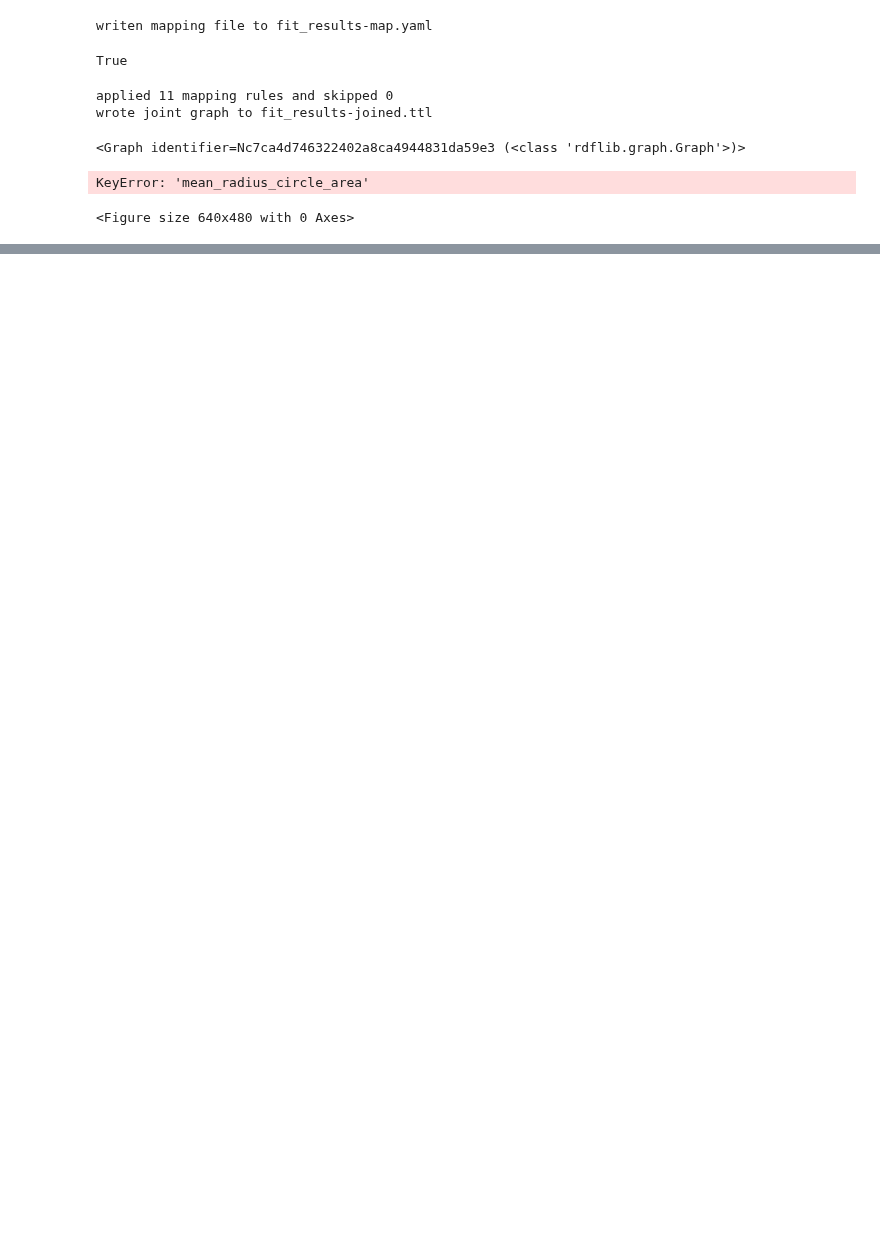
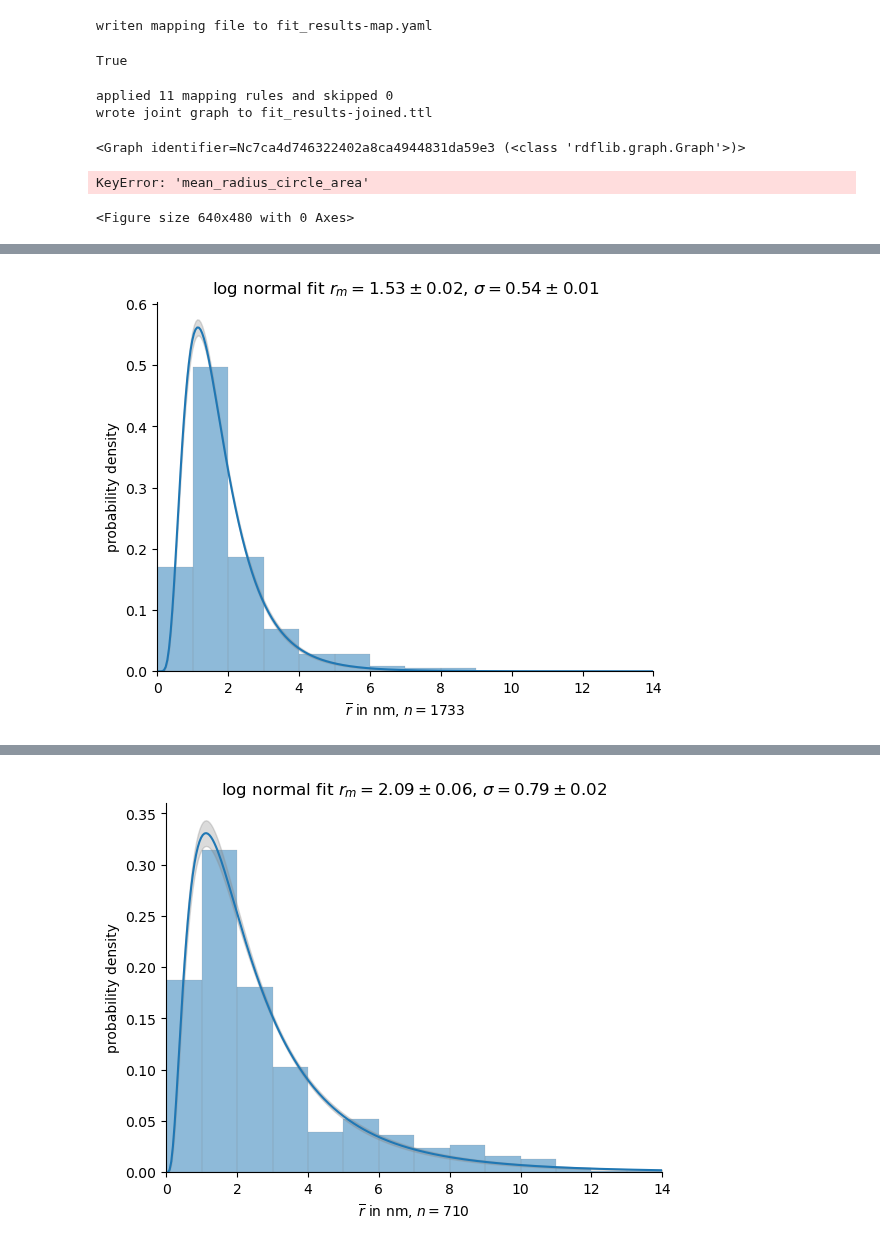
Before and after one commit to BAMresearch/DF-TEM-PAW, a Jupyter notebook: analyse_precepitates_data.ipynb, the cells around one changed output, grey strips where cells are left out. Drawn from its saved outputs; the diff is of its cells as text; code cells hidden in the pictures; blank space fills up the shorter version.

```diff
--- a/analyse_precepitates_data.ipynb
+++ b/analyse_precepitates_data.ipynb
@@ -504,31 +504,38 @@ KeyError: 'mean_radius_circle_area'
 # %%
 # reproduce original data
 datasets={
-    't61': "./original_data/RockT61.csv",
-    'T190.0°C_D250.0hr_S0MPa': "./original_data/T1900CD2500hrS0MPa.csv",
-    'T190.0°C_D1000.0hr_S0MPa': "./original_data/T1900CD10000hrS0MPa.csv",
-    'T190.0°C_D2500.0hr_S0MPa': "./original_data/T1900CD25000hrS0MPa.csv",
-    'T190.0°C_D5000.0hr_S0MPa': "./original_data/T1900CD50000hrS0MPa.csv",
-    'T190.0°C_D8760.0hr_S0MPa': "./original_data/T1900CD87600hrS0MPa.csv",
-    'T190.0°C_D1000.0hr_S0MPa': "./original_data/T1900CD250000hrS0MPa.csv"
+    'Rock_T23.0°C_D0.0hr_S0MPa': "./original_data/RockT61.csv",
+    'Rock__T190.0°C_D250.0hr_S0MPa': "./original_data/T1900CD2500hrS0MPa.csv",
+    'Rock_T190.0°C_D1000.0hr_S0MPa': "./original_data/T1900CD10000hrS0MPa.csv",
+    'Rock_T190.0°C_D2500.0hr_S0MPa': "./original_data/T1900CD25000hrS0MPa.csv",
+    'Rock_T190.0°C_D5000.0hr_S0MPa': "./original_data/T1900CD50000hrS0MPa.csv",
+    'Rock_T190.0°C_D8760.0hr_S0MPa': "./original_data/T1900CD87600hrS0MPa.csv",
+    'Rock_T190.0°C_D1000.0hr_S0MPa': "./original_data/T1900CD250000hrS0MPa.csv"
     }
-# #ignoring zero division for fit, cause it can happen while iterating
-# np.seterr(divide='ignore',invalid='ignore')
-# # create histogram and fit distrbution to found polygon areas
-# fits=list()
-# for dataset, content in poly_dict.items():
-#     dataframe=content['dataframe']
-#     print("calculating distribution of {} with {} polygons.".format(dataset, len(dataframe)))
-#     #histogram=get_histogram(dataframe['mean_radius_circle_area'],plot_result=True)
-#     histogram=get_histogram(dataframe['mean_radius_circle_area'],)
-#     #remive all special chars
-#     filename=''.join(e for e in dataset if e.isalnum())
-#     filename="images/{}.png".format(filename)
-#     xlabel=r"$\overline{r}$ in nm, $n=$"+str(len(dataframe))
-#     record={**{'dataset': dataset},**fit_log_distribution(histogram['center'],histogram['norm'],x_min=0.0, x_max=14.0, x_label=xlabel, filename=filename,save_plot=True)}
-#     #record={**{'dataset': dataset},**fit_log_distribution(histogram['center'],histogram['norm'])}
-#     record.pop('fit')
-#     fits.append({**{'dataset': dataset, "rois": " ".join(content['rois'])},**record})
-# fit_results=pd.DataFrame(fits).set_index('dataset')
-# fit_results.to_csv('fit_results.csv')
-# fit_results
+#readin data
+for dataset, file in datasets.items():
+    df=pd.read_csv(file,sep=';',encoding='utf-8',decimal=',')
+    datasets[dataset]=df
+
+#ignoring zero division for fit, cause it can happen while iterating
+np.seterr(divide='ignore',invalid='ignore')
+# create histogram and fit distrbution to found polygon areas
+fits=list()
+for dataset, dataframe in datasets.items():
+    print(dataset)
+    #dataframe.plot('Radius [nm]')
+    print("calculating distribution of {} with {} polygons.".format(dataset, len(dataframe)))
+    #histogram=get_histogram(dataframe['mean_radius_circle_area'],plot_result=True)
+    histogram=get_histogram(dataframe['Radius [nm]'])
+    #remive all special chars
+    filename=''.join(e for e in dataset if e.isalnum())
+    filename="images/{}.png".format(filename)
+    xlabel=r"$\overline{r}$ in nm, $n=$"+str(len(dataframe))
+    record={**{'dataset': dataset},**fit_log_distribution(histogram['center'],histogram['norm'],x_min=0.0, x_max=14.0, x_label=xlabel, filename=filename,save_plot=True)}
+    #record={**{'dataset': dataset},**fit_log_distribution(histogram['center'],histogram['norm'])}
+    record.pop('fit')
+    fits.append({**{'dataset': dataset},**record})
+fit_results=pd.DataFrame(fits).set_index('dataset')
+fit_results.to_csv('org_fit_results.csv')
+fit_results
+# %% [output]
@@ -534,0 +561 @@ datasets={
+[figure, added]
@@ -534,0 +581 @@ datasets={
+[figure, added]
```
Also changed, not shown: parts of 1 cell of this notebook, 1 other file.
